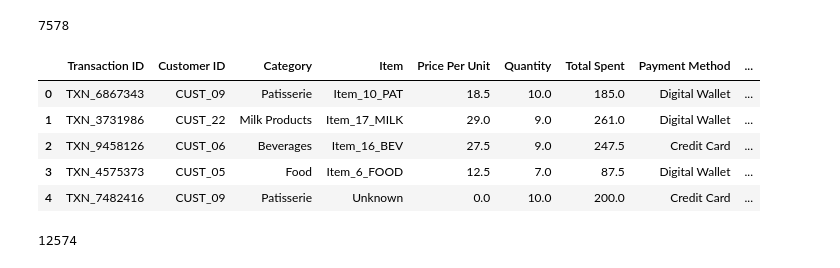
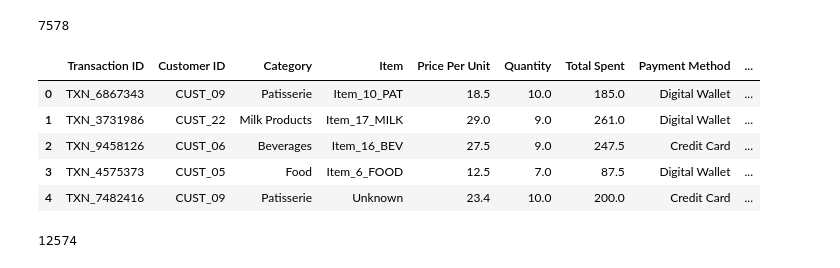
Before and after one commit to aliaa-anx/Functional-data-processing, a Jupyter notebook: functional_style/pipeline_v2.ipynb, the cells around one changed output. Cells and saved outputs as stored; diff of their text form; code cells hidden in the pictures.

```diff
--- a/functional_style/pipeline_v2.ipynb
+++ b/functional_style/pipeline_v2.ipynb
@@ -225,25 +225,33 @@ len(removed_missing_df)
 # %%
 """
 testing fill_missing() function :)
 """
-
+removed_missing_prices_records= remove_missing(copy_of_original_records,
+['Price Per Unit'])
+price = [r["Price Per Unit"] for r in removed_missing_prices_records]
+removed_missing_quantity_records= remove_missing(copy_of_original_records,
+['Quantity'])
+quantity = [r["Quantity"] for r in removed_missing_prices_records]
+removed_missing_spent_records= remove_missing(copy_of_original_records,
+['Total Spent'])
+spent = [r["Total Spent"] for r in removed_missing_prices_records]
 defaults = {
     "Item": "Unknown",
-    "Price Per Unit": 0,
-    "Quantity": 0,
-    "Total Spent": 0,
+    "Price Per Unit": round(mean(price), 1),
+    "Quantity": mean(quantity),
+    "Total Spent": mean(spent),
     "Discount Applied": False
 }
 filled_missing_records = fill_missing(copy_of_original_records, defaults)
 filled_missing_df = pd.DataFrame(filled_missing_records)
 filled_missing_df.head()
 # %% [output]
 |  | Transaction ID | Customer ID | Category | Item | Price Per Unit | Quantity | Total Spent | Payment Method | ... |
 | 0 | TXN_6867343 | CUST_09 | Patisserie | Item_10_PAT | 18.5 | 10.0 | 185.0 | Digital Wallet | ... |
 | 1 | TXN_3731986 | CUST_22 | Milk Products | Item_17_MILK | 29.0 | 9.0 | 261.0 | Digital Wallet | ... |
 | 2 | TXN_9458126 | CUST_06 | Beverages | Item_16_BEV | 27.5 | 9.0 | 247.5 | Credit Card | ... |
 | 3 | TXN_4575373 | CUST_05 | Food | Item_6_FOOD | 12.5 | 7.0 | 87.5 | Digital Wallet | ... |
-| 4 | TXN_7482416 | CUST_09 | Patisserie | Unknown | 0.0 | 10.0 | 200.0 | Credit Card | ... |
+| 4 | TXN_7482416 | CUST_09 | Patisserie | Unknown | 23.4 | 10.0 | 200.0 | Credit Card | ... |
 # %%
 len(filled_missing_df)
 # %% [output]
```
